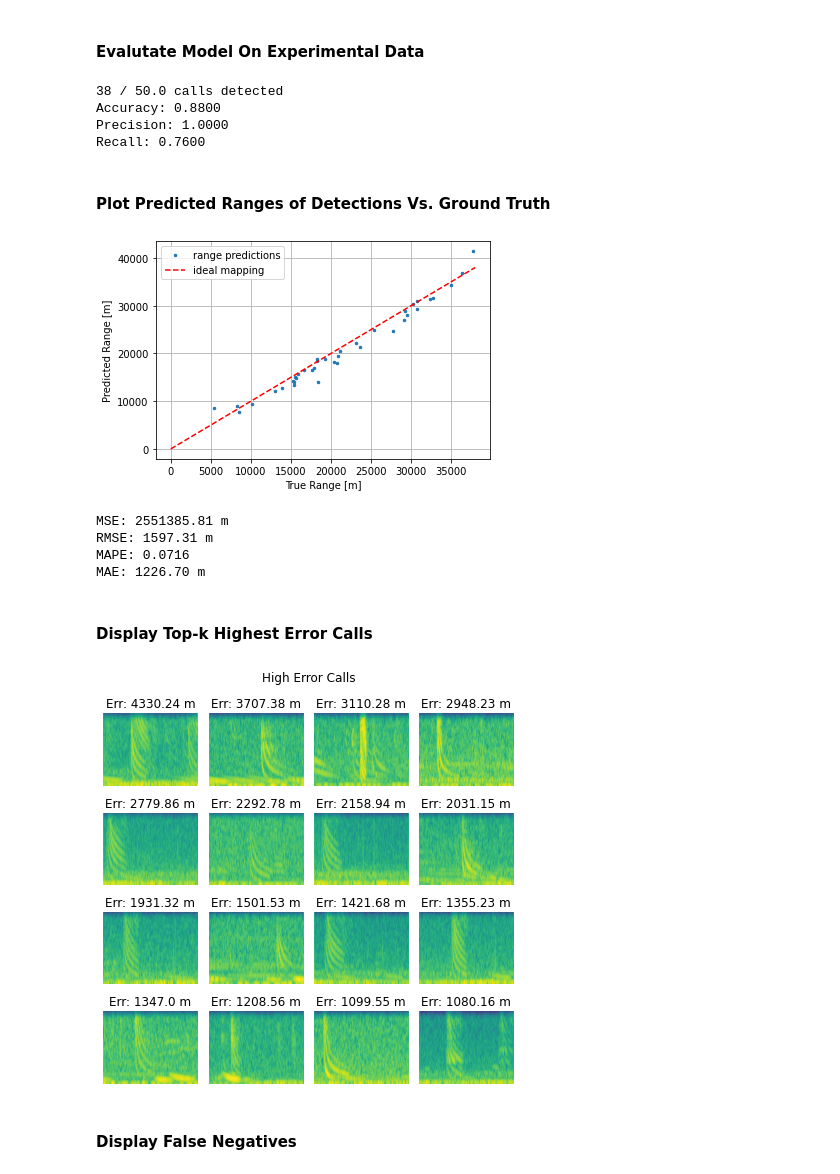
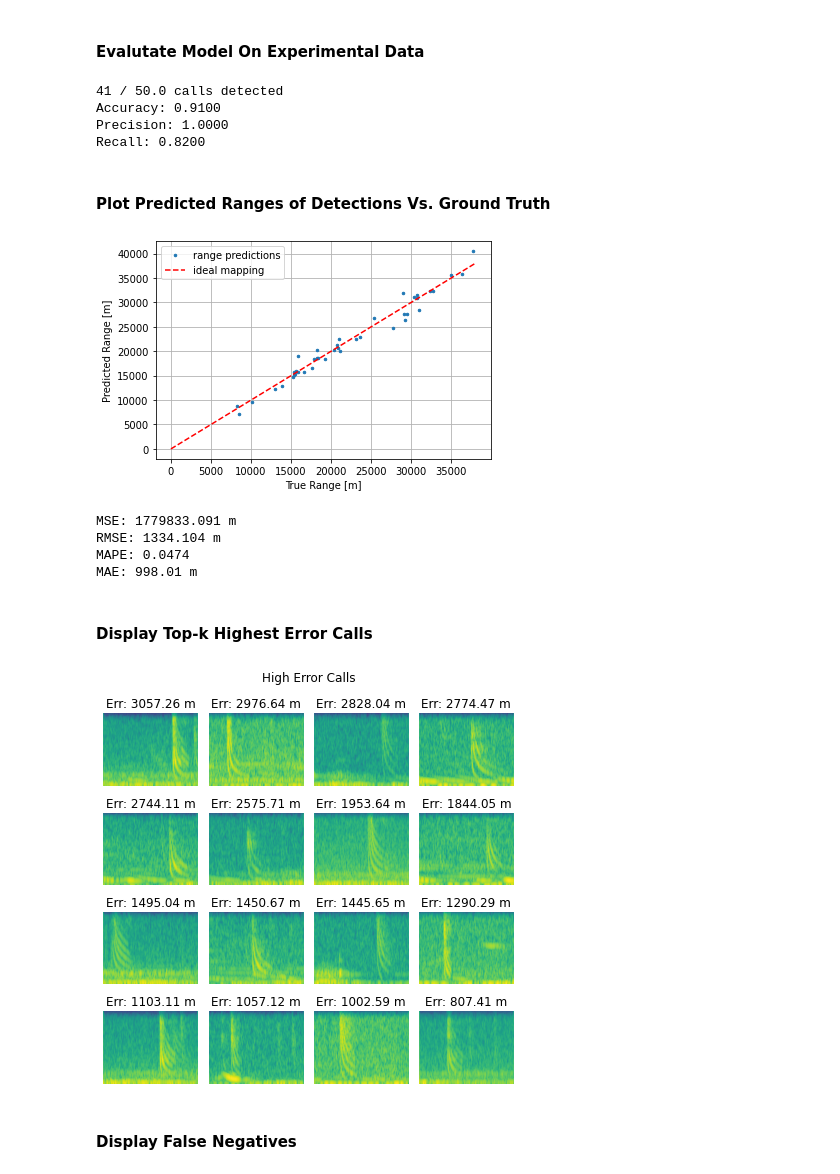
Before and after one commit to whoi-mars/detect_and_range, a Jupyter notebook: evaluate.ipynb, the cells around one changed output. Saved outputs shown, nothing was run; the diff lists cells and outputs as text; code cells hidden in the pictures.

```diff
--- a/evaluate.ipynb
+++ b/evaluate.ipynb
@@ -35,7 +35,7 @@ dl = dataLoader.get_dataloaders(data_dir=config.data_dir,
 model = BranchedTCN_CE(input_size=232, output_size=2, num_channels=[368]*9, kernel_size=6, dropout=0.35, softmax=True).to(device)
 #model = BranchedTCN(input_size=232, output_size=2, num_channels=[368]*9, kernel_size=6, dropout=0.35).to(device)
 #model = TCN(input_size=232, output_size=2, num_channels=[368]*9, kernel_size=6, dropout=0.35).to(device)
-model.load_state_dict(torch.load(os.path.join(config.models_dir + '/L2NormCE', 'weights_50.pt'), map_location=device)['model_state_dict'])
+model.load_state_dict(torch.load(os.path.join(config.models_dir + '/L2NormFixLoss2', 'weights_59.pt'), map_location=device)['model_state_dict'])
 # %% [output]
 <All keys matched successfully>
 # %% [markdown]
@@ -112,7 +112,7 @@ Recall: 0.9934
 # %% [markdown]
 #### Plot Predicted Ranges of Detections Vs. Ground Truth
 # %%
-def plot_true_pred(ranges_t, ranges_p, class_t, class_p, markersize=1):
+def plot_true_pred(ranges_t, ranges_p, class_t, class_p, markersize=1, save=False):
 
     # isolate true positives
     ranges_t = ranges_t[np.where((class_p == 1) & (class_t == 1))]
@@ -124,6 +124,8 @@ def plot_true_pred(ranges_t, ranges_p, class_t, class_p, markersize=1):
     plt.legend()
     plt.xlabel("True Range [m]")
     plt.ylabel("Predicted Range [m]")
+    if save:
+        plt.savefig(config.data_dir + '/predvact.jpg', format='jpg')
     plt.show()
 
     MSE = ((ranges_t - ranges_p) ** 2).mean()
@@ -131,8 +133,8 @@ def plot_true_pred(ranges_t, ranges_p, class_t, class_p, markersize=1):
     MAPE = (np.abs(ranges_t - ranges_p) / ranges_t).mean()
     MAE = np.abs(ranges_t - ranges_p).mean()
 
-    print("MSE: {:.2f} m".format(MSE))
-    print("RMSE: {:.2f} m".format(RMSE))
+    print("MSE: {:.3f} m".format(MSE))
+    print("RMSE: {:.3f} m".format(RMSE))
     print("MAPE: {:.4f}".format(MAPE))
     print("MAE: {:.2f} m".format(MAE))
 # %%
@@ -280,26 +288,26 @@ r = recall_score(warp_class_t[acc_inds[0]], warp_class_p[acc_inds[0]])
 a = (warp_class_t[acc_inds[0]] == warp_class_p[acc_inds[0]]).sum() / len(warp_class_t[acc_inds[0]])
 print("Accuracy: {:.4f}\nPrecision: {:.4f}\nRecall: {:.4f}".format(a, p, r))
 # %% [output]
-38 / 50.0 calls detected
-Accuracy: 0.8800
+41 / 50.0 calls detected
+Accuracy: 0.9100
 Precision: 1.0000
-Recall: 0.7600
+Recall: 0.8200
 # %% [markdown]
 #### Plot Predicted Ranges of Detections Vs. Ground Truth
 # %%
-plot_true_pred(warp_ranges_t_filt, warp_ranges_p_filt, warp_class_t_filt, warp_class_p_filt, markersize=2.5)
+plot_true_pred(warp_ranges_t_filt, warp_ranges_p_filt, warp_class_t_filt, warp_class_p_filt, markersize=2.5, save=True)
 # %% [output]
-[figure, old version]
+[figure, new version]
-MSE: 2551385.81 m
-RMSE: 1597.31 m
-MAPE: 0.0716
-MAE: 1226.70 m
+MSE: 1779833.091 m
+RMSE: 1334.104 m
+MAPE: 0.0474
+MAE: 998.01 m
 # %% [markdown]
 #### Display Top-k Highest Error Calls
 # %%
 display_high_error(warp_ranges_t_filt, warp_ranges_p_filt, warp_class_t_filt, warp_class_p_filt, dataset_filt)
 # %% [output]
-[figure, old version]
+[figure, new version]
 # %% [markdown]
 #### Display False Negatives
 # %%
```
Also changed, not shown: parts of 8 cells of this notebook, 1 other file.
